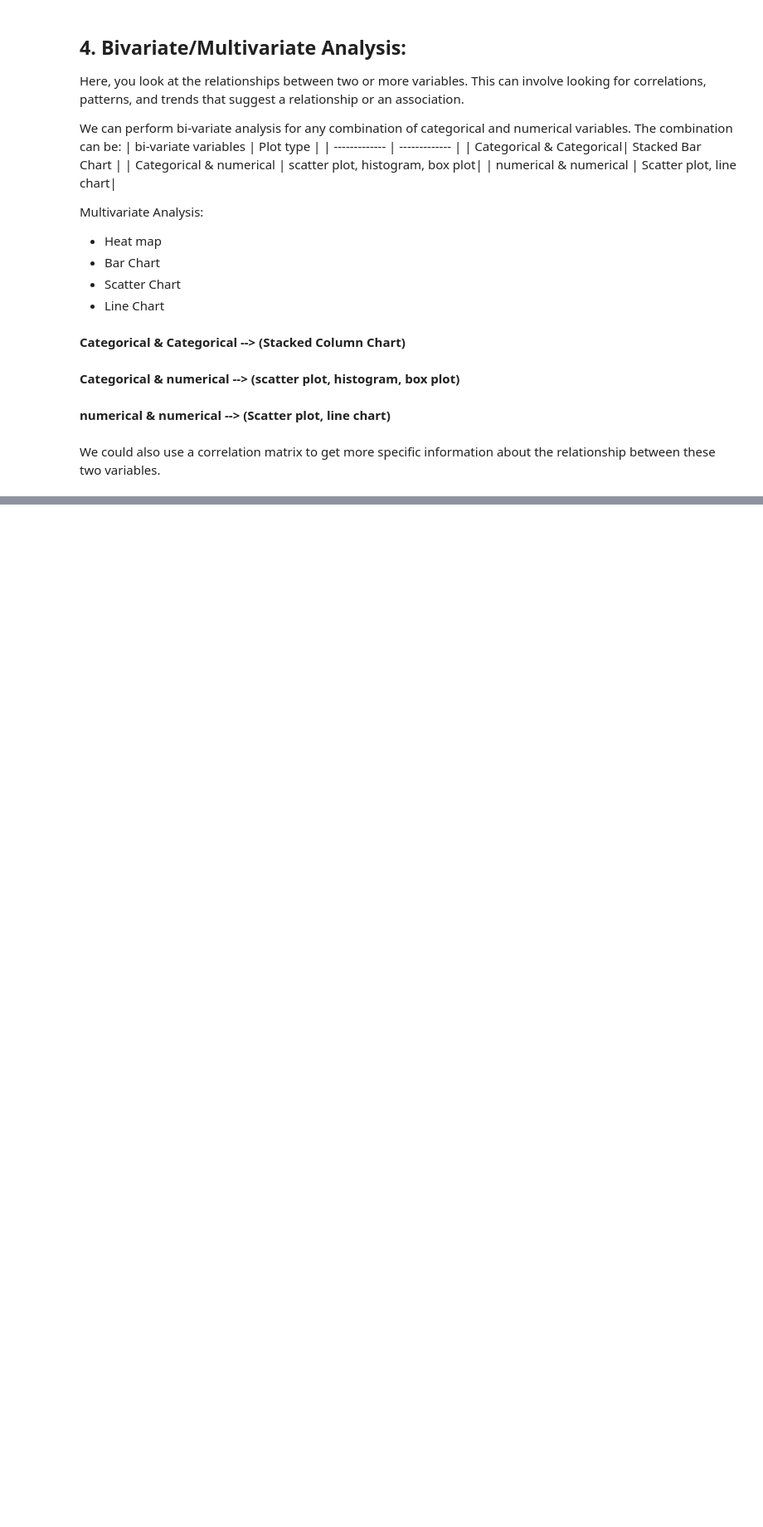
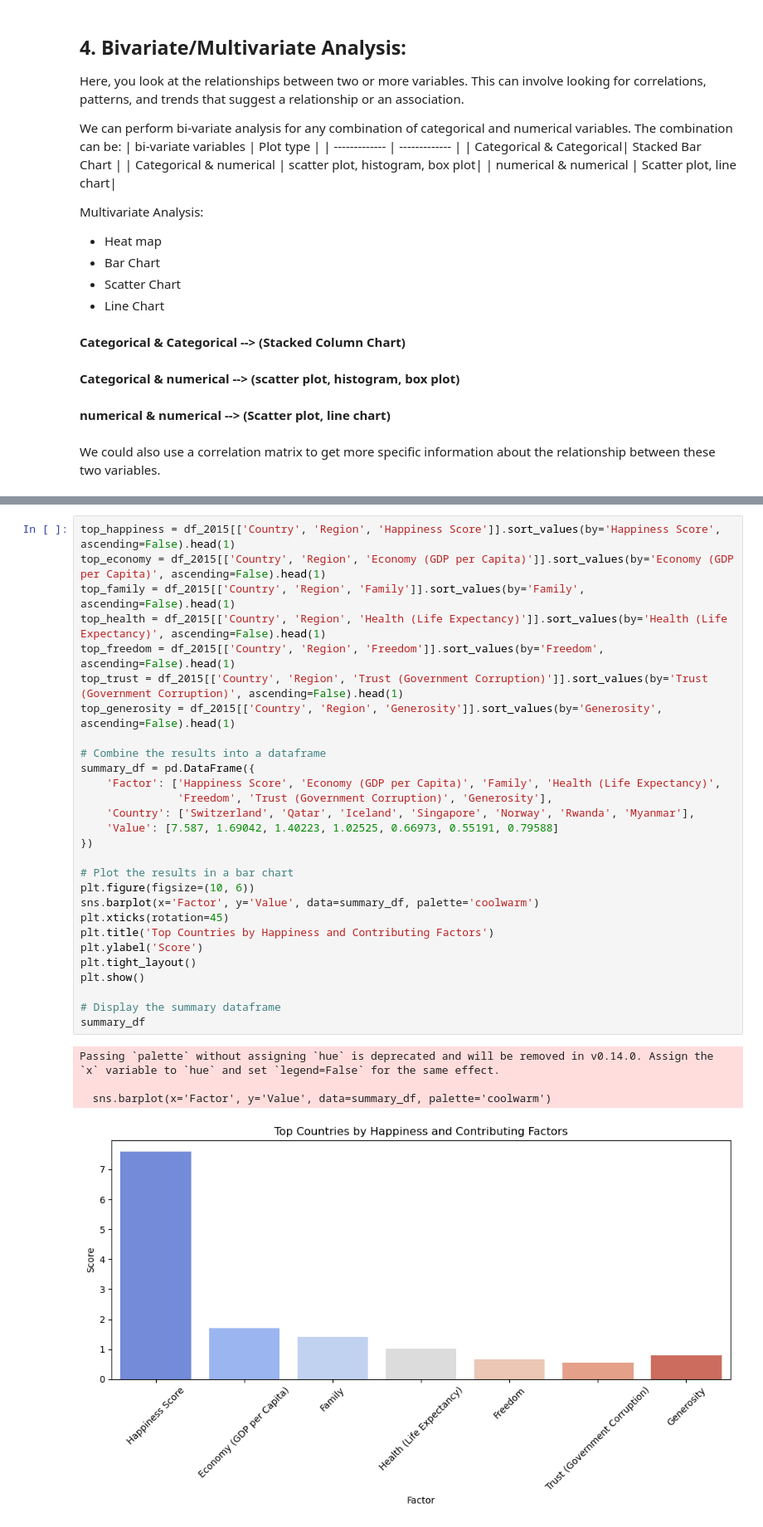
Before and after one commit to Ahmad-Fayez24/Usecase-2, a Jupyter notebook: EDA explain template.ipynb, the cells around one changed output, grey strips where cells are left out. Shown at 83% size. Saved outputs shown, nothing was run; the diff lists cells and outputs as text; blank space fills up the shorter version.

```diff
--- a/EDA explain template.ipynb
+++ b/EDA explain template.ipynb
@@ -993,0 +1010,33 @@ We could also use a correlation matrix to get more specific information about th
+# %%
+top_happiness = df_2015[['Country', 'Region', 'Happiness Score']].sort_values(by='Happiness Score', ascending=False).head(1)
+top_economy = df_2015[['Country', 'Region', 'Economy (GDP per Capita)']].sort_values(by='Economy (GDP per Capita)', ascending=False).head(1)
+top_family = df_2015[['Country', 'Region', 'Family']].sort_values(by='Family', ascending=False).head(1)
+top_health = df_2015[['Country', 'Region', 'Health (Life Expectancy)']].sort_values(by='Health (Life Expectancy)', ascending=False).head(1)
+top_freedom = df_2015[['Country', 'Region', 'Freedom']].sort_values(by='Freedom', ascending=False).head(1)
+top_trust = df_2015[['Country', 'Region', 'Trust (Government Corruption)']].sort_values(by='Trust (Government Corruption)', ascending=False).head(1)
+top_generosity = df_2015[['Country', 'Region', 'Generosity']].sort_values(by='Generosity', ascending=False).head(1)
+
+# Combine the results into a dataframe
+summary_df = pd.DataFrame({
+    'Factor': ['Happiness Score', 'Economy (GDP per Capita)', 'Family', 'Health (Life Expectancy)',
+               'Freedom', 'Trust (Government Corruption)', 'Generosity'],
+    'Country': ['Switzerland', 'Qatar', 'Iceland', 'Singapore', 'Norway', 'Rwanda', 'Myanmar'],
+    'Value': [7.587, 1.69042, 1.40223, 1.02525, 0.66973, 0.55191, 0.79588]
+})
+
+# Plot the results in a bar chart
+plt.figure(figsize=(10, 6))
+sns.barplot(x='Factor', y='Value', data=summary_df, palette='coolwarm')
+plt.xticks(rotation=45)
+plt.title('Top Countries by Happiness and Contributing Factors')
+plt.ylabel('Score')
+plt.tight_layout()
+plt.show()
+
+# Display the summary dataframe
+summary_df
+# %% [output]
+Passing `palette` without assigning `hue` is deprecated and will be removed in v0.14.0. Assign the `x` variable to `hue` and set `legend=False` for the same effect.
+
+  sns.barplot(x='Factor', y='Value', data=summary_df, palette='coolwarm')
+[figure, added]
```
Also changed, not shown: parts of 7 cells of this notebook.
